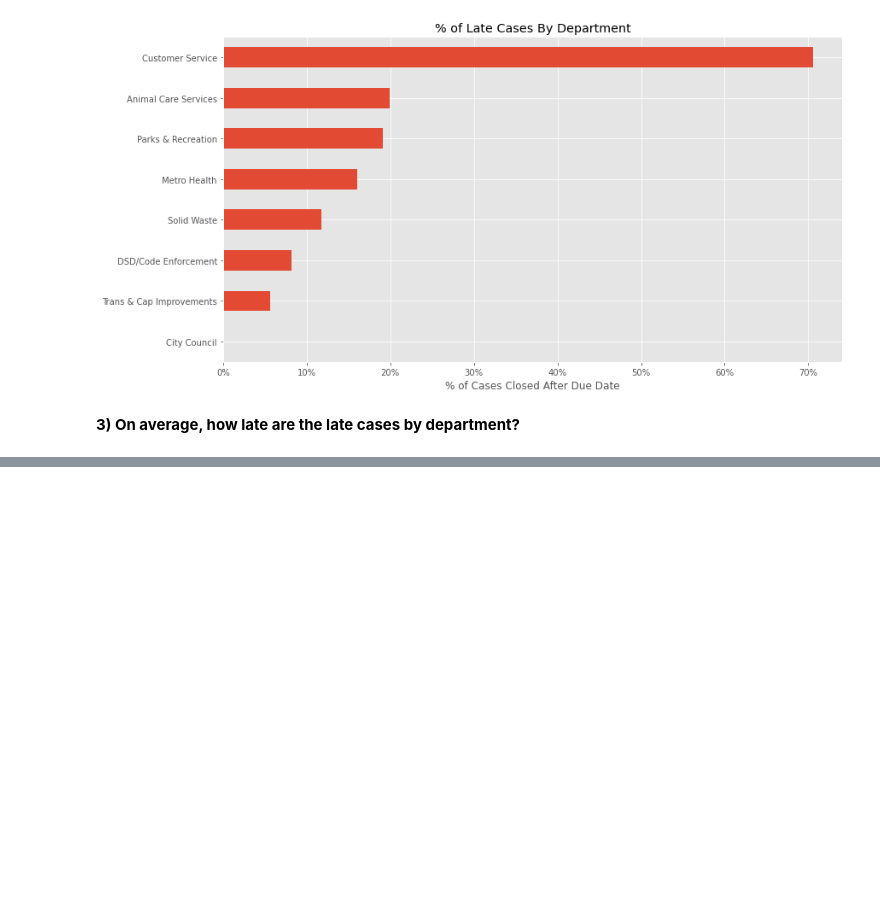
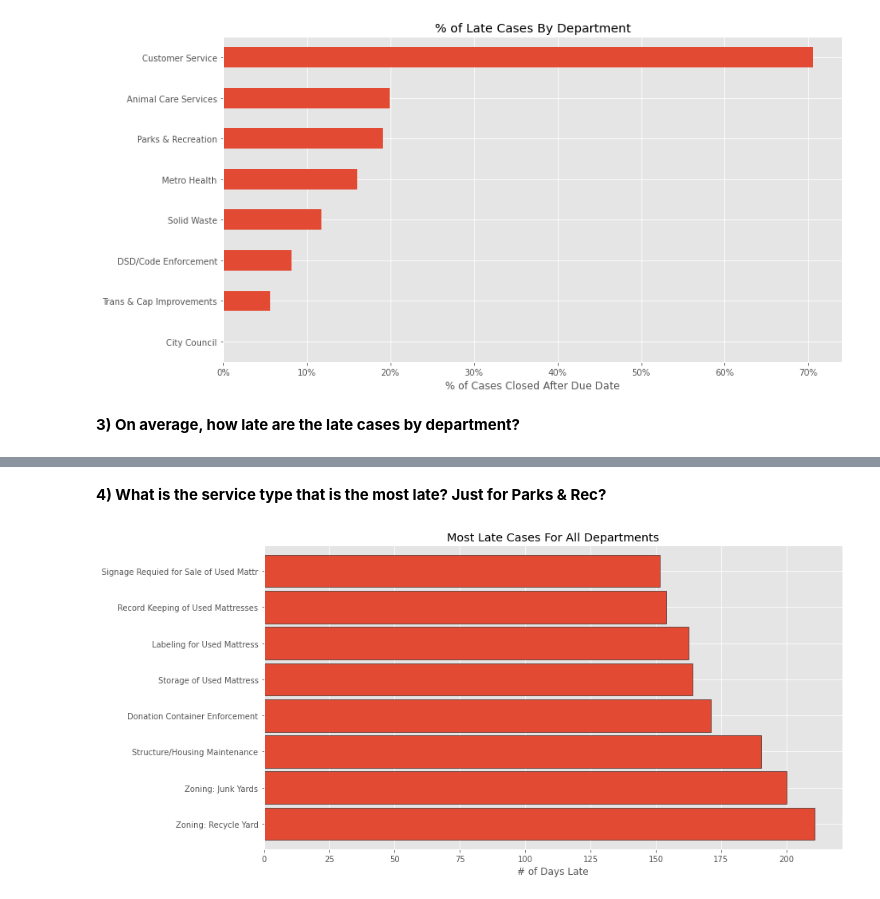
Before and after one commit to johnathon-smith/spark-exercises, a Jupyter notebook: explore.ipynb, the cells around one changed output, grey strips where cells are left out. Cells and saved outputs as stored; diff of their text form; code cells hidden in the pictures; blank space fills up the shorter version.

```diff
--- a/explore.ipynb
+++ b/explore.ipynb
@@ -72,0 +92,23 @@ __3) On average, how late are the late cases by department?__
+# %% [markdown]
+__4) What is the service type that is the most late? Just for Parks & Rec?__
+# %%
+(
+    df.filter(df.case_late)
+    .groupby("service_request_type")
+    .agg(mean("num_days_late").alias("avg_days_late"))
+    .sort(desc("avg_days_late"))
+    .limit(8)  # limit in spark, not pandas
+    .toPandas()
+    .set_index("service_request_type")
+    .avg_days_late
+    .plot.barh(ec="black", width=0.9)
+)
+
+plt.gca().set(
+    title="Most Late Cases For All Departments",
+    xlabel="# of Days Late",
+    ylabel="",
+)
+plt.show()
+# %% [output]
+[figure, added]
```
Also changed, not shown: parts of 6 cells of this notebook.
